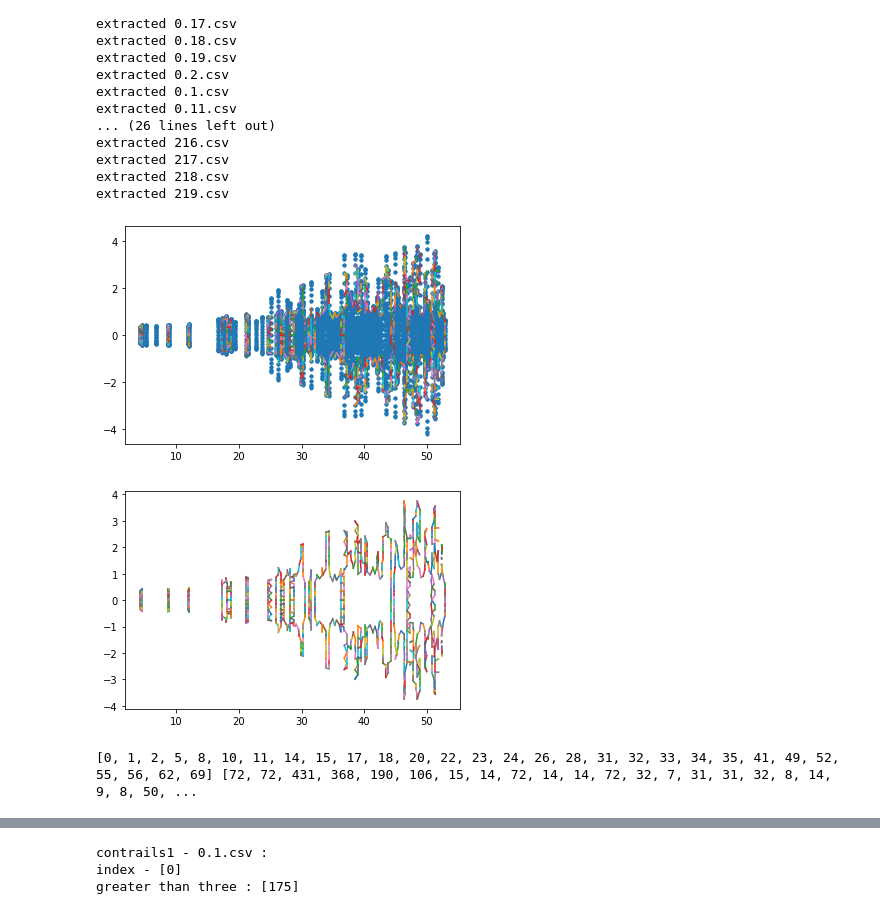
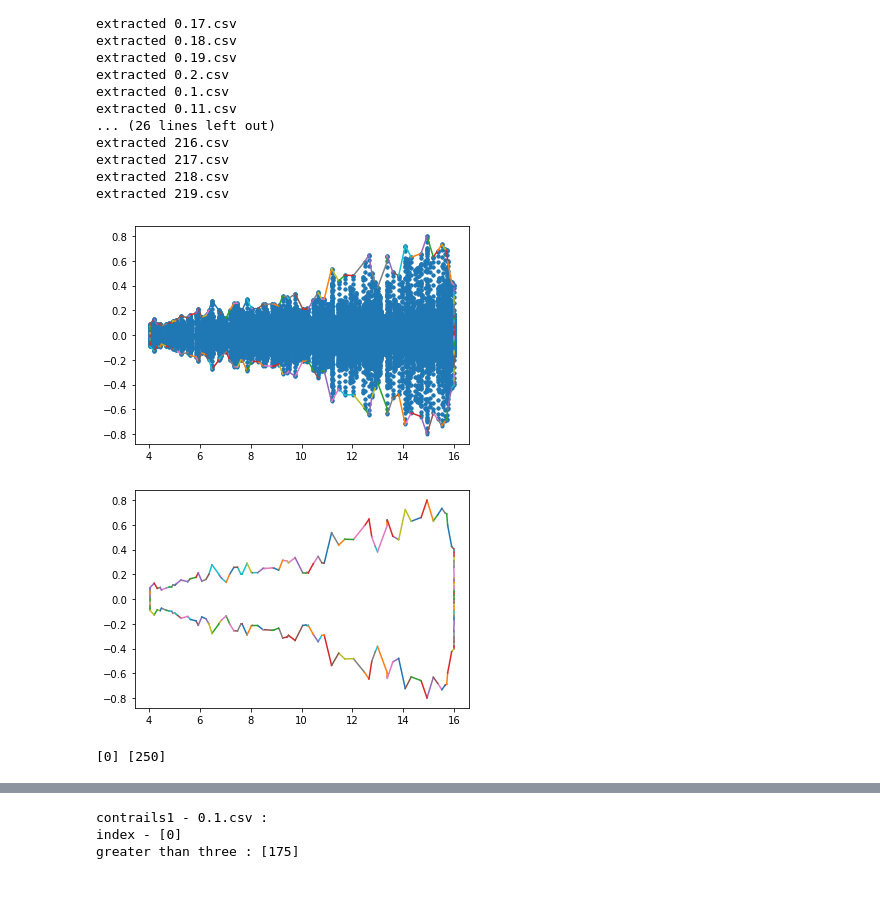
Before and after one commit to nafiul-nipu/Contrails-Python, a Jupyter notebook: contrails shape calc/contrails_shape_calc.ipynb, the cells around one changed output, grey strips where cells are left out. Cells and saved outputs as stored; diff of their text form; code cells hidden in the pictures.

```diff
--- a/contrails shape calc/contrails_shape_calc.ipynb
+++ b/contrails shape calc/contrails_shape_calc.ipynb
@@ -179,32 +179,32 @@ extracted 217.csv
 extracted 218.csv
 extracted 219.csv
 # %%
-df = pd.read_csv('data/input/newData/219.csv')
+df = pd.read_csv('data/input/contrails1/0.2.csv')
 # # Constructing the input point data
 x = df['Points:0'].to_numpy()
 y = df['Points:1'].to_numpy()
 
 inside = ((x ** 2 + y ** 2 > 1.0) & ((x - 3) ** 2 + y ** 2 > 1.0))
 # print(inside)
 points = np.vstack([x[inside], y[inside]]).T
 # print(points)
 
 # Computing the alpha shape
 edges = alpha_shape(points, alpha=0.25, only_outer=True)
 
 # Plotting the output
 plt.figure()
 plt.plot(points[:, 0], points[:, 1], '.')
 # plt.ylim([-1, 1])
 for i, j in edges:
 #     print(i, j, points[[i, j], 0], points[[i, j], 1])
 
     plt.plot(points[[i, j], 0], points[[i, j], 1])
 
 
 plt.show()
 # %% [output]
-[figure, old version]
+[figure, new version]
 # %%
 plt.figure()
 
@@ -216,7 +216,7 @@ for i, j in edges:
 
 plt.show()
 # %% [output]
-[figure, old version]
+[figure, new version]
 # %%
 orderedBoundaries = stitch_boundaries(edges)
 # %%
@@ -230,7 +230,7 @@ for i in range(len(orderedBoundaries)):
 
 print(index, maxL)
 # %% [output]
-[0, 1, 2, 5, 8, 10, 11, 14, 15, 17, 18, 20, 22, 23, 24, 26, 28, 31, 32, 33, 34, 35, 41, 49, 52, 55, 56, 62, 69] [72, 72, 431, 368, 190, 106, 15, 14, 72, 14, 14, 72, 32, 7, 31, 31, 32, 8, 14, 9, 8, 50, ...
+[0] [250]
 # %%
 X = []
 Y = []
```
Also changed, not shown: parts of 3 cells of this notebook.
